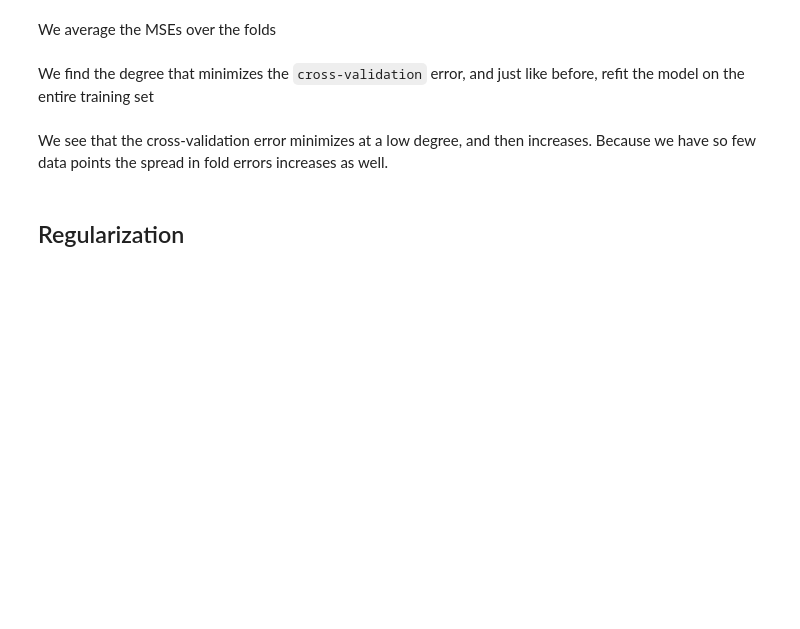
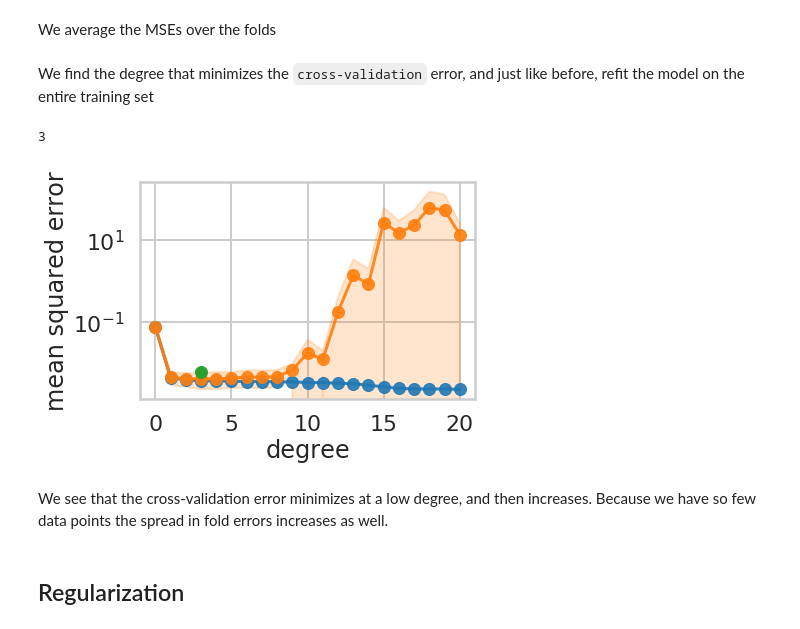
Before and after one commit to thpclass/thpday1, a Jupyter notebook: s2/lab_validation_regularization.ipynb, the cells around one changed output. Saved outputs shown, nothing was run; the diff lists cells and outputs as text; code cells hidden in the pictures; blank space fills up the shorter version.

```diff
--- a/s2/lab_validation_regularization.ipynb
+++ b/s2/lab_validation_regularization.ipynb
@@ -170,6 +228,10 @@ for d in degrees:#for increasing polynomial degrees 0,1,2...
     est.fit(Xtrain, ytrain)
     #predict
     #your code here
+    ypred_test = est.predict(Xtest)
+    ypred_train = est.predict(Xtrain)
+    error_train[d] = mean_squared_error(ytrain, ypred_train)
+    error_test[d] = mean_squared_error(ytest, ypred_test)
 # %% [markdown]
 We can find the best degree thus:
 # %%
@@ -235,6 +299,19 @@ error_valid=np.empty(len(degrees))
 #we accumulate the MSE on both sets in error_train and error_valid
 #we then find the degree of polynomial that minimizes the MSE on the validation set.
 #your code here
+for d in degrees:#for increasing polynomial degrees 0,1,2...
+    Xntrain = train_dict[d]
+    Xnvalid = valid_dict[d]
+    #set up model
+    est = LinearRegression()
+    #fit
+    est.fit(Xntrain, yntrain)
+    #predict
+    #your code here
+    ypred_valid = est.predict(Xnvalid)
+    ypred_train = est.predict(Xntrain)
+    error_train[d] = mean_squared_error(yntrain, ypred_train)
+    error_valid[d] = mean_squared_error(ynvalid, ypred_valid)
 # %%
 #calculate the degree at which validation error is minimized
 mindeg = np.argmin(error_valid)
@@ -244,3 +323,12 @@ mindeg
 ##you will need to remake polynomial features on the whole training set
 #Put MSE on the test set in variable err.
 #your code here
+degrees=range(21)
+train_dict, test_dict = make_features(xtrain, xtest, degrees)
+Xtrain = train_dict[mindeg]
+Xtest = test_dict[mindeg]
+est = LinearRegression()
+est.fit(Xtrain, ytrain)
+ypred = est.predict(Xtest)
+err = mean_squared_error(ytest, ypred)
+err
@@ -316,3 +433,16 @@ valid_errors = np.zeros((21,4))
+# %%
+# your code here
+fold = 0
+for train, valid in KFold(n_folds, shuffle=True).split(range(48)): # split data into train/test groups, 4 times
+    train_dict, valid_dict = make_features(xtrain[train], xtrain[valid], degrees)
+    for d in degrees:
+        est = LinearRegression()
+        est.fit(train_dict[d], ytrain[train])
+        ypred_train = est.predict(train_dict[d])
+        ypred_valid = est.predict(valid_dict[d])
+        train_errors[d, fold] = mean_squared_error(ytrain[train], ypred_train)
+        valid_errors[d, fold] = mean_squared_error(ytrain[valid], ypred_valid)
+    fold = fold + 1
 # %% [markdown]
 We average the MSEs over the folds
 # %%
@@ -322,32 +452,37 @@ std_train_errors = train_errors.std(axis=1)
 std_valid_errors = valid_errors.std(axis=1)
 # %% [markdown]
 We find the degree that minimizes the `cross-validation` error, and just like before, refit the model on the entire training set
+# %%
+mindeg = np.argmin(mean_valid_errors)
+print(mindeg)
+# %% [output]
+3
 # %%
-mindeg = np.argmin(mean_valid_errors)
-print(mindeg)
 post_cv_train_dict, test_dict=make_features(xtrain, xtest, degrees)
 #fit on whole training set now.
 est = LinearRegression()
 est.fit(post_cv_train_dict[mindeg], ytrain) # fit
 pred = est.predict(test_dict[mindeg])
 err = mean_squared_error(pred, ytest)
 errtr=mean_squared_error(ytrain, est.predict(post_cv_train_dict[mindeg]))
 c0=sns.color_palette()[0]
 c1=sns.color_palette()[1]
 #plt.errorbar(degrees, [r[0] for r in results], yerr=[r[3] for r in results], marker='o', label='CV error', alpha=0.5)
-plt.plot(degrees, mean_train_errors, marker='o', label='CV error', alpha=0.9)
+plt.plot(degrees, mean_train_errors, marker='o', label='train error', alpha=0.9)
 plt.plot(degrees, mean_valid_errors, marker='o', label='CV error', alpha=0.9)
 
 
 plt.fill_between(degrees, mean_valid_errors-std_valid_errors, mean_valid_errors+std_valid_errors, color=c1, alpha=0.2)
 
 
 plt.plot([mindeg], [err], 'o',  label='test set error')
 
 plt.ylabel('mean squared error')
 plt.xlabel('degree')
-plt.legend(loc='upper right')
+#plt.legend(loc='upper right');
 plt.yscale("log")
+# %% [output]
+[figure, added]
 # %% [markdown]
 We see that the cross-validation error minimizes at a low degree, and then increases. Because we have so few data points the spread in fold errors increases as well.
 # %% [markdown]
```
Also changed, not shown: parts of 17 cells of this notebook, 2 other files.
